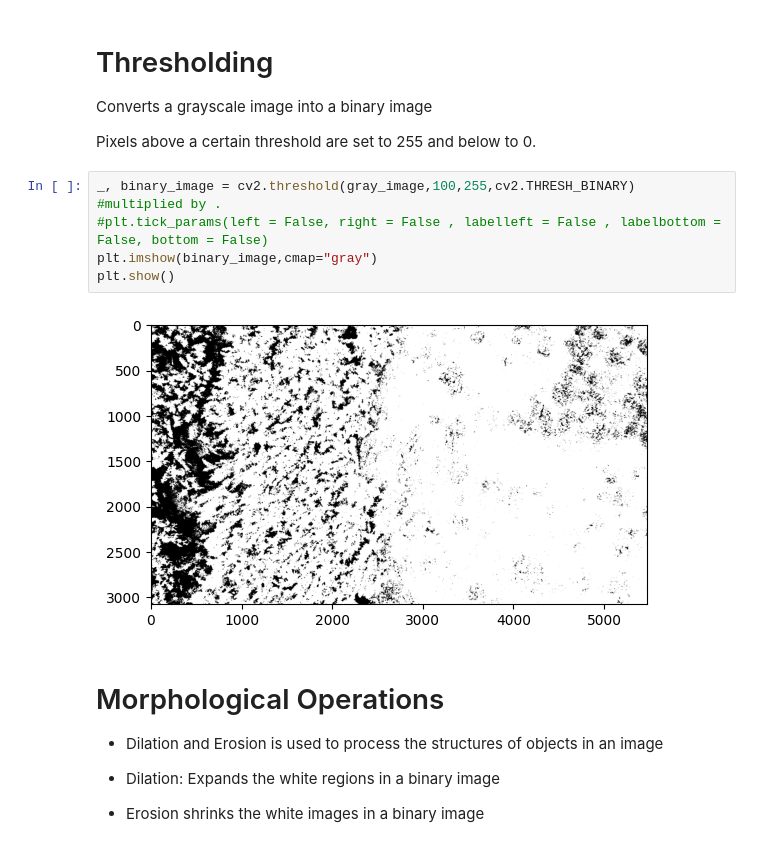
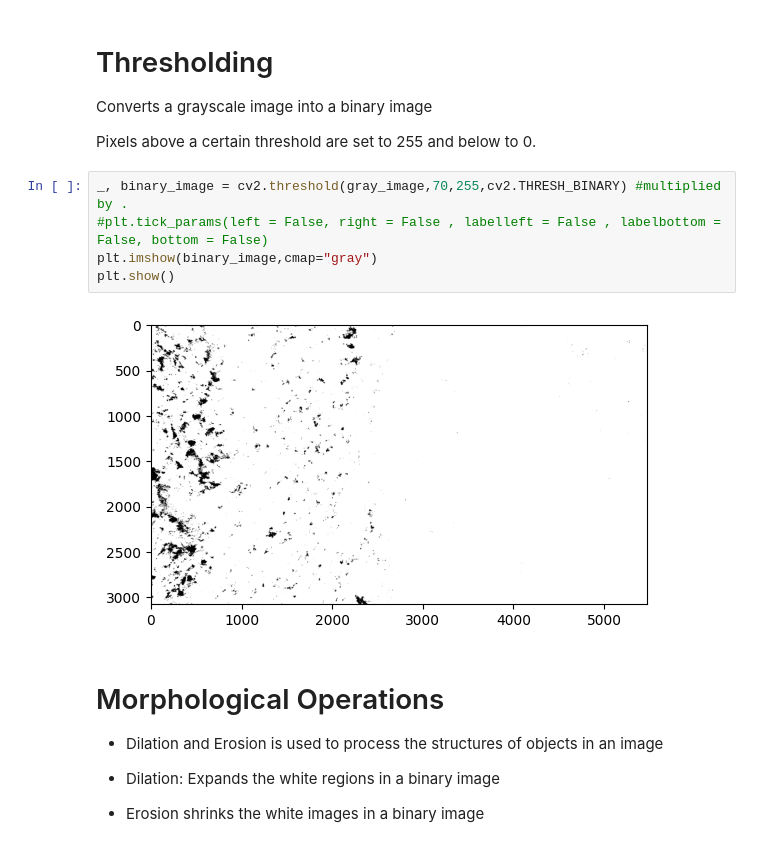
Before and after one commit to Yuri-Njathi/python_intro, a Jupyter notebook: Basics_of_Drone_Images_Simplified.ipynb, the cells around one changed output. Cells and saved outputs as stored; diff of their text form.

```diff
--- a/Basics_of_Drone_Images_Simplified.ipynb
+++ b/Basics_of_Drone_Images_Simplified.ipynb
@@ -133,12 +124,12 @@ Converts a grayscale image into a binary image
 
 Pixels above a certain threshold are set to 255 and below to 0.
 # %%
-_, binary_image = cv2.threshold(gray_image,100,255,cv2.THRESH_BINARY) #multiplied by .
+_, binary_image = cv2.threshold(gray_image,70,255,cv2.THRESH_BINARY) #multiplied by .
 #plt.tick_params(left = False, right = False , labelleft = False , labelbottom = False, bottom = False)
 plt.imshow(binary_image,cmap="gray")
 plt.show()
 # %% [output]
-[figure, old version]
+[figure, new version]
 # %% [markdown]
 # Morphological Operations
 
```
Also changed, not shown: parts of 6 cells of this notebook.
